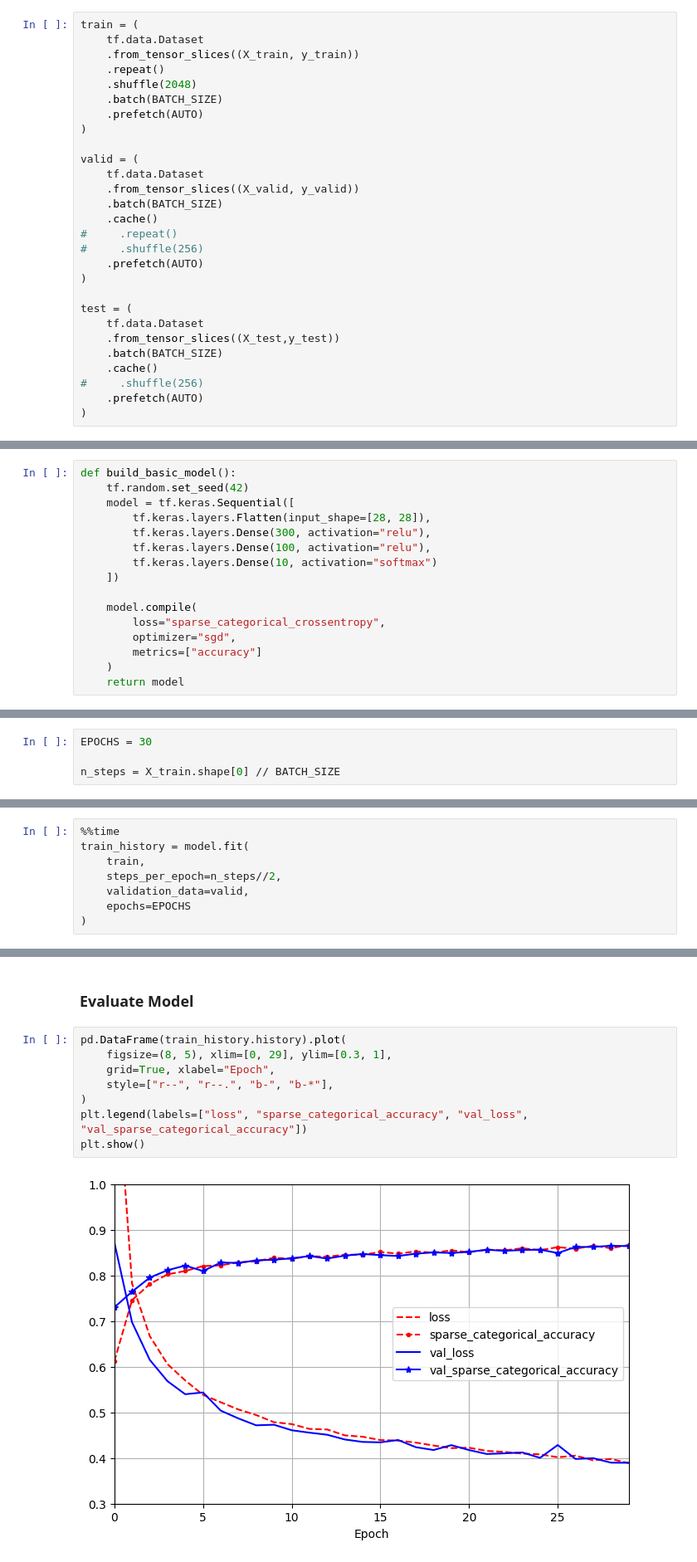
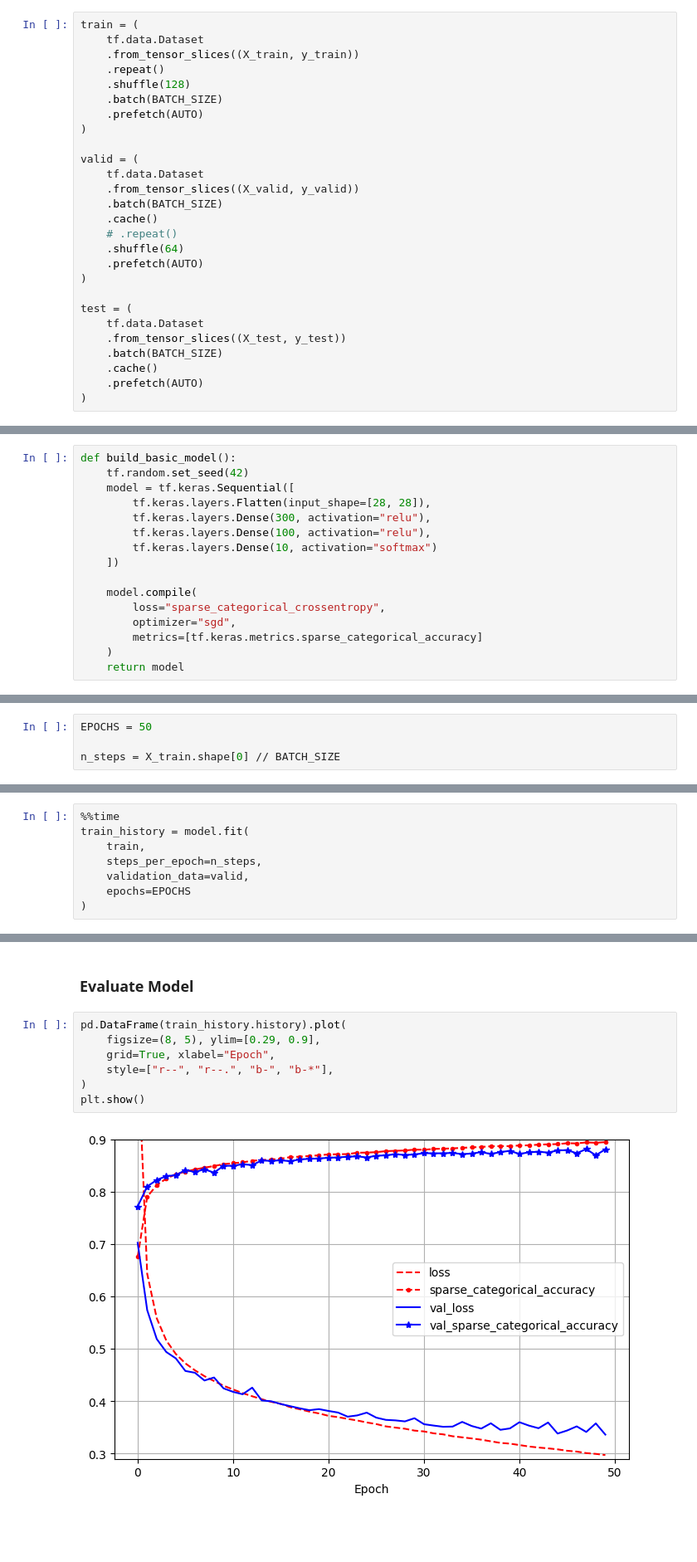
Before and after one commit to KayvanShah1/usc-dsci552-mlds-sp23, a Jupyter notebook: assignment-5/Kayvan_Shah_Assignment5.ipynb, the cells around one changed output, grey strips where cells are left out. Shown at 83% size. Cells and saved outputs as stored; diff of their text form; blank space fills up the shorter version.

```diff
--- a/assignment-5/Kayvan_Shah_Assignment5.ipynb
+++ b/assignment-5/Kayvan_Shah_Assignment5.ipynb
@@ -132,7 +133,7 @@ train = (
     tf.data.Dataset
     .from_tensor_slices((X_train, y_train))
     .repeat()
-    .shuffle(2048)
+    .shuffle(128)
     .batch(BATCH_SIZE)
     .prefetch(AUTO)
 )
@@ -142,17 +143,16 @@ valid = (
     .from_tensor_slices((X_valid, y_valid))
     .batch(BATCH_SIZE)
     .cache()
-#     .repeat()
-#     .shuffle(256)
+    # .repeat()
+    .shuffle(64)
     .prefetch(AUTO)
 )
 
 test = (
     tf.data.Dataset
-    .from_tensor_slices((X_test,y_test))
+    .from_tensor_slices((X_test, y_test))
     .batch(BATCH_SIZE)
     .cache()
-#     .shuffle(256)
     .prefetch(AUTO)
 )
 # %% [output]
@@ -186,7 +186,7 @@ def build_basic_model():
     model.compile(
         loss="sparse_categorical_crossentropy",
         optimizer="sgd",
-        metrics=["accuracy"]
+        metrics=[tf.keras.metrics.sparse_categorical_accuracy]
     )
     return model
 # %% [output]
@@ -263,7 +221,7 @@ time: 34.6 ms (started: 2023-04-02 22:43:53 +00:00)
 # %% [markdown]
 ### Train Model
 # %%
-EPOCHS = 30
+EPOCHS = 50
 
 n_steps = X_train.shape[0] // BATCH_SIZE
 # %% [output]
@@ -272,7 +230,7 @@ time: 862 µs (started: 2023-04-02 22:43:56 +00:00)
 %%time
 train_history = model.fit(
     train,
-    steps_per_epoch=n_steps//2,
+    steps_per_epoch=n_steps,
     validation_data=valid,
     epochs=EPOCHS
 )
@@ -298,11 +256,10 @@ time: 2min 35s (started: 2023-04-02 22:43:58 +00:00)
 ### Evaluate Model
 # %%
 pd.DataFrame(train_history.history).plot(
-    figsize=(8, 5), xlim=[0, 29], ylim=[0.3, 1],
+    figsize=(8, 5), ylim=[0.29, 0.9],
     grid=True, xlabel="Epoch",
     style=["r--", "r--.", "b-", "b-*"],
 )
-plt.legend(labels=["loss", "sparse_categorical_accuracy", "val_loss", "val_sparse_categorical_accuracy"])
 plt.show()
 # %% [output]
-[figure, old version]
+[figure, new version]
```
Also changed, not shown: parts of 32 cells of this notebook.
